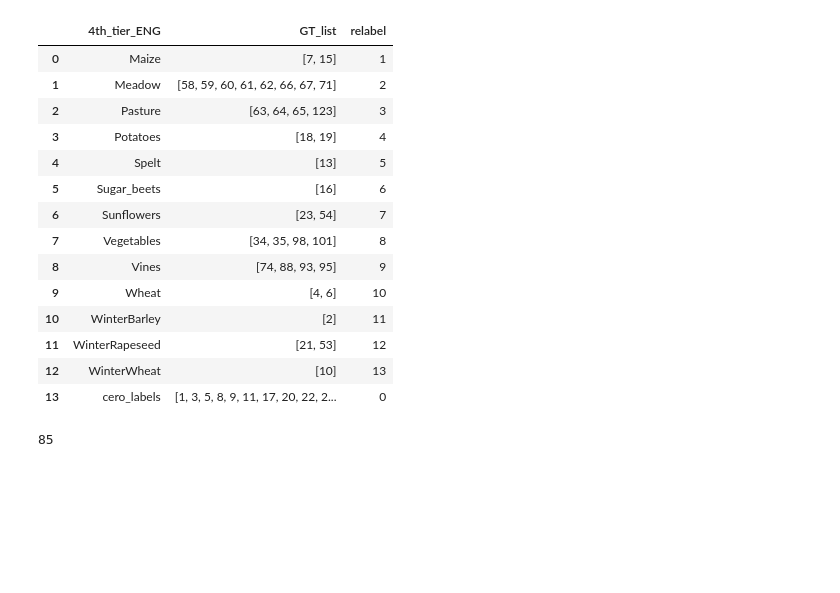
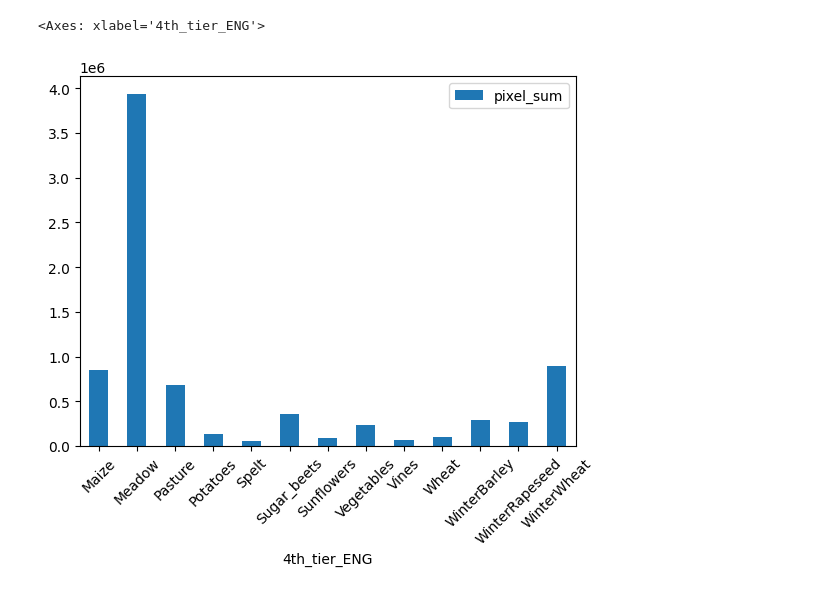
Before and after one commit to franmgl2001/crop_segmentation, a Jupyter notebook: train_test/transforms/zuericrop/relabel_and_filter.ipynb, the cells around one changed output. Saved outputs shown, nothing was run; the diff lists cells and outputs as text; code cells hidden in the pictures; blank space fills up the shorter version.

```diff
--- a/train_test/transforms/zuericrop/relabel_and_filter.ipynb
+++ b/train_test/transforms/zuericrop/relabel_and_filter.ipynb
@@ -34 +39,6 @@ filtered_gt.drop(columns=['pixel_sum'], inplace=True)
+# %%
+filtered_gt.plot.bar(x='4th_tier_ENG', y='pixel_sum', rot=45)
+# %% [output]
+<Axes: xlabel='4th_tier_ENG'>
+[figure, added]
 # %%
@@ -42,28 +53,5 @@ new_row = pd.DataFrame({'4th_tier_ENG': ['cero_labels'], 'GT_list': [cero_labels
 
 # concat the new row to the filtered_gt
 filtered_gt = pd.concat([filtered_gt, new_row], ignore_index=True)
-# %%
-filtered_gt
-# %% [output]
-|  | 4th_tier_ENG | GT_list | relabel |
-| 0 | Maize | [7, 15] | 1 |
-| 1 | Meadow | [58, 59, 60, 61, 62, 66, 67, 71] | 2 |
-| 2 | Pasture | [63, 64, 65, 123] | 3 |
-| 3 | Potatoes | [18, 19] | 4 |
-| 4 | Spelt | [13] | 5 |
-| 5 | Sugar_beets | [16] | 6 |
-| 6 | Sunflowers | [23, 54] | 7 |
-| 7 | Vegetables | [34, 35, 98, 101] | 8 |
-| 8 | Vines | [74, 88, 93, 95] | 9 |
-| 9 | Wheat | [4, 6] | 10 |
-| 10 | WinterBarley | [2] | 11 |
-| 11 | WinterRapeseed | [21, 53] | 12 |
-| 12 | WinterWheat | [10] | 13 |
-| 13 | cero_labels | [1, 3, 5, 8, 9, 11, 17, 20, 22, 2... | 0 |
 # %%
 filtered_gt.to_json("filtered_relabel_gt.json", orient="records")
-# %%
-# Add a row that is the cero_label
-len(cero_labels_list)
-# %% [output]
-85
```
Also changed, not shown: parts of 8 cells of this notebook, 2 other files.
